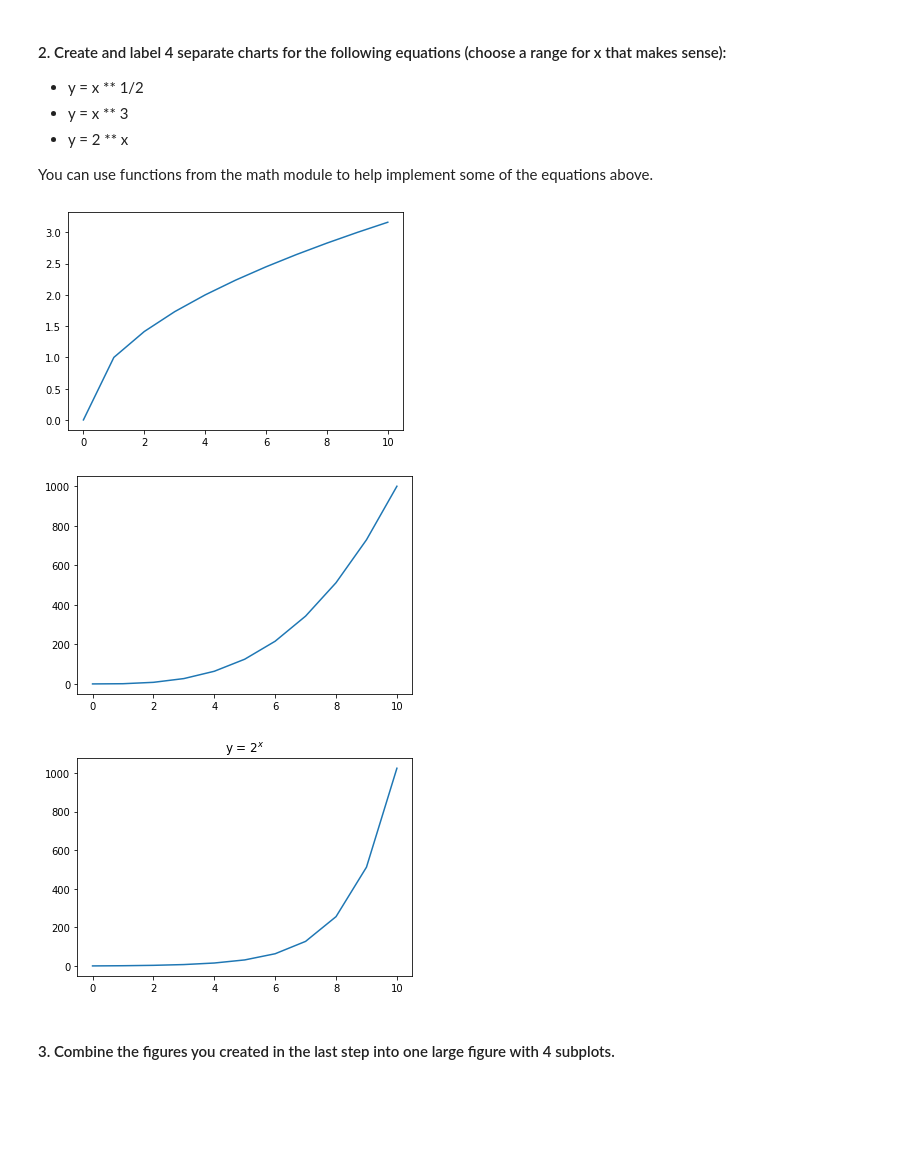
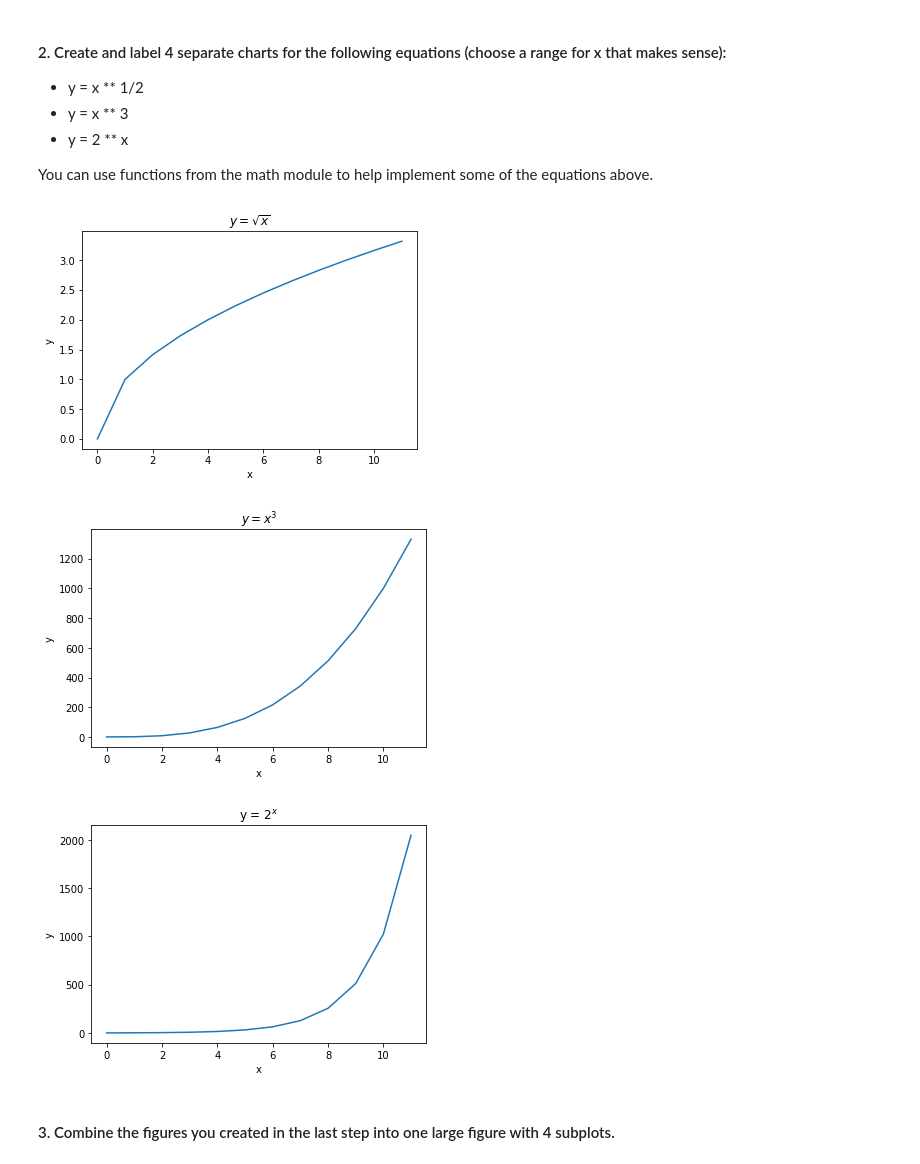
Before and after one commit to adam-gomez/numpy-pandas-visualization-exercises, a Jupyter notebook: matplotlib_exercises.ipynb, the cells around one changed output. Cells and saved outputs as stored; diff of their text form; code cells hidden in the pictures; blank space fills up the shorter version.

```diff
--- a/matplotlib_exercises.ipynb
+++ b/matplotlib_exercises.ipynb
@@ -28,25 +34,33 @@ plt.show()
 
 You can use functions from the math module to help implement some of the equations above.
 # %%
-x = list(range(11))
-y1 = [n ** (1/2) for n in x]
+x = list(range(12))
+y1 = [sqrt(n) for n in x]
+plt.title('$y = \sqrt{x}$')
+plt.xlabel('x')
+plt.ylabel('y')
 plt.plot(x, y1)
 plt.show()
 # %% [output]
-[figure, old version]
+[figure, new version]
 # %%
 y2 = [n ** 3 for n in x]
 plt.plot(x, y2)
+plt.title('$y = x^3$')
+plt.xlabel('x')
+plt.ylabel('y')
 plt.show()
 # %% [output]
-[figure, old version]
+[figure, new version]
 # %%
 y3 = [2 ** n for n in x]
 plt.plot(x, y3)
 plt.title('y = $2^x $')
+plt.xlabel('x')
+plt.ylabel('y')
 plt.show()
 # %% [output]
-[figure, old version]
+[figure, new version]
 # %% [markdown]
 #### 3. Combine the figures you created in the last step into one large figure with 4 subplots.
 # %%
```
Also changed, not shown: parts of 4 cells of this notebook.
